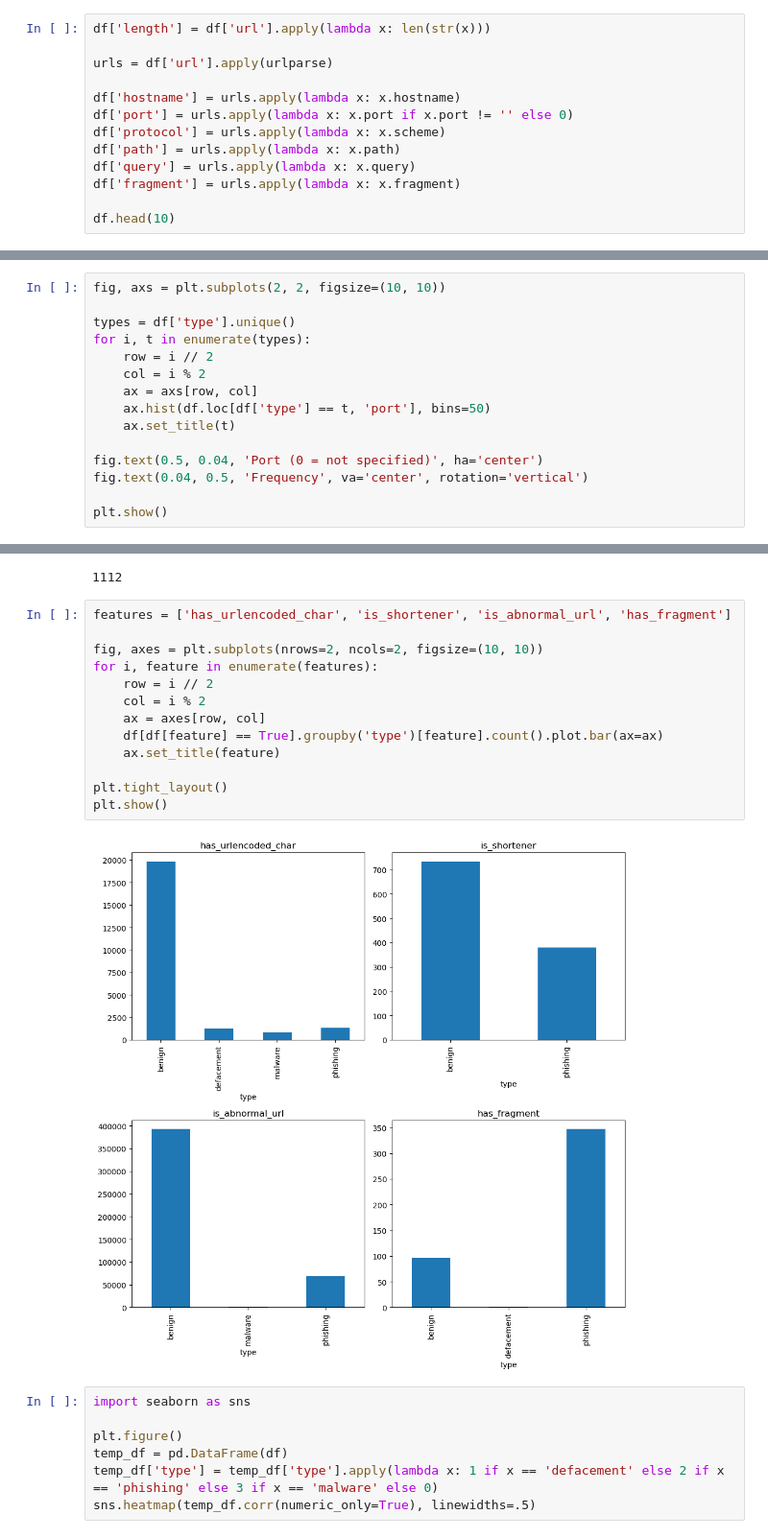
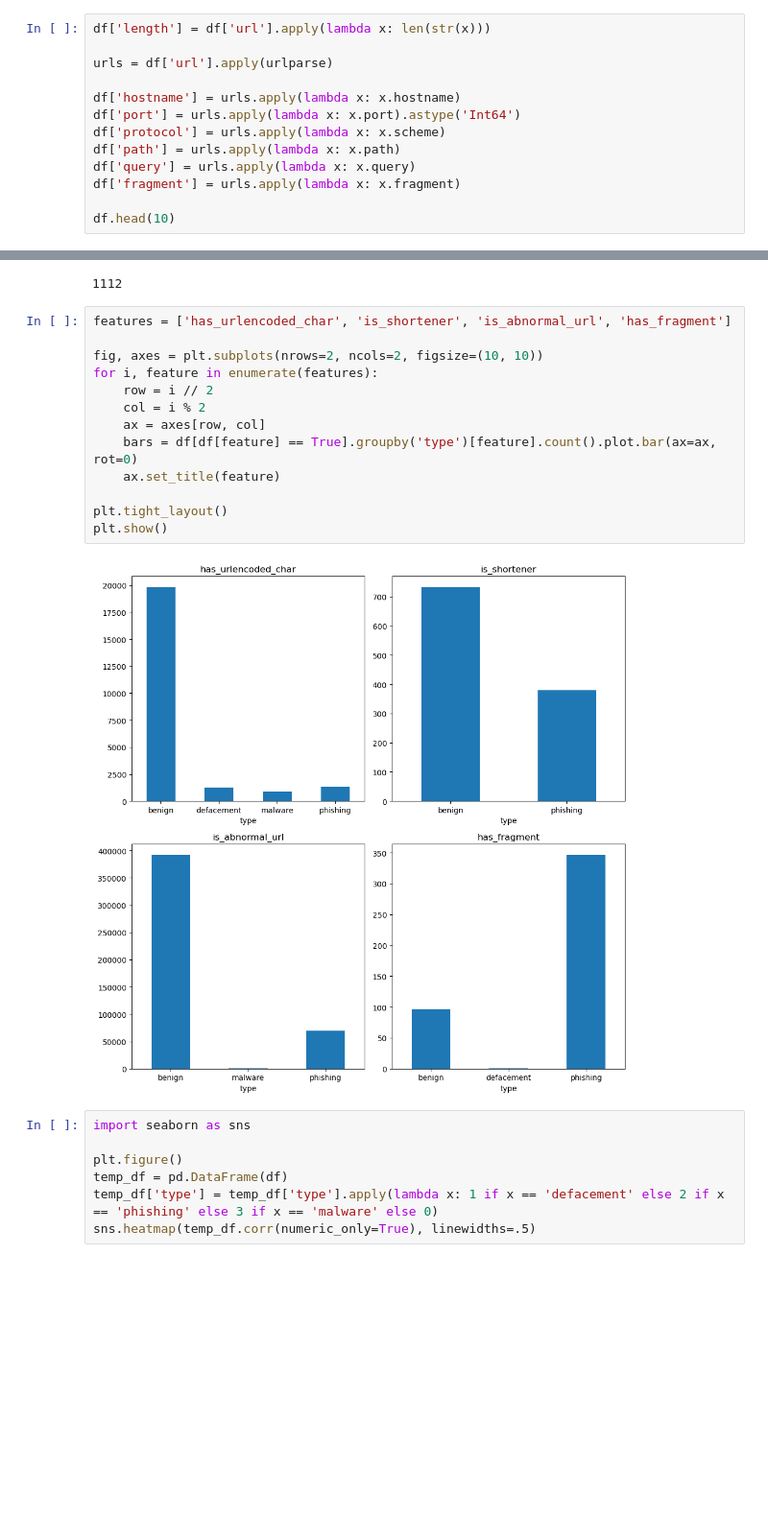
Before and after one commit to Metalcape/url-classifier, a Jupyter notebook: url-classifier.ipynb, the cells around one changed output, grey strips where cells are left out. Shown: that part at 96% size. Cells and saved outputs as stored; diff of their text form; blank space fills up the shorter version.

```diff
--- a/url-classifier.ipynb
+++ b/url-classifier.ipynb
@@ -207,7 +207,7 @@ df['length'] = df['url'].apply(lambda x: len(str(x)))
 urls = df['url'].apply(urlparse)
 
 df['hostname'] = urls.apply(lambda x: x.hostname)
-df['port'] = urls.apply(lambda x: x.port if x.port != '' else 0)
+df['port'] = urls.apply(lambda x: x.port).astype('Int64')
 df['protocol'] = urls.apply(lambda x: x.scheme)
 df['path'] = urls.apply(lambda x: x.path)
 df['query'] = urls.apply(lambda x: x.query)
@@ -229,15 +228,0 @@ df.head(10)
-# %%
-fig, axs = plt.subplots(2, 2, figsize=(10, 10))
-
-types = df['type'].unique()
-for i, t in enumerate(types):
-    row = i // 2
-    col = i % 2
-    ax = axs[row, col]
-    ax.hist(df.loc[df['type'] == t, 'port'], bins=50)
-    ax.set_title(t)
-
-fig.text(0.5, 0.04, 'Port (0 = not specified)', ha='center')
-fig.text(0.04, 0.5, 'Frequency', va='center', rotation='vertical')
-
-plt.show()
@@ -322,18 +331,18 @@ df.query('is_shortener == 1')['url'].count()
 # %%
 features = ['has_urlencoded_char', 'is_shortener', 'is_abnormal_url', 'has_fragment']
 
 fig, axes = plt.subplots(nrows=2, ncols=2, figsize=(10, 10))
 for i, feature in enumerate(features):
     row = i // 2
     col = i % 2
     ax = axes[row, col]
-    df[df[feature] == True].groupby('type')[feature].count().plot.bar(ax=ax)
+    bars = df[df[feature] == True].groupby('type')[feature].count().plot.bar(ax=ax, rot=0)
     ax.set_title(feature)
 
 plt.tight_layout()
 plt.show()
 # %% [output]
-[figure, old version]
+[figure, new version]
 # %%
 import seaborn as sns
 
```
Also changed, not shown: parts of 10 cells of this notebook.
